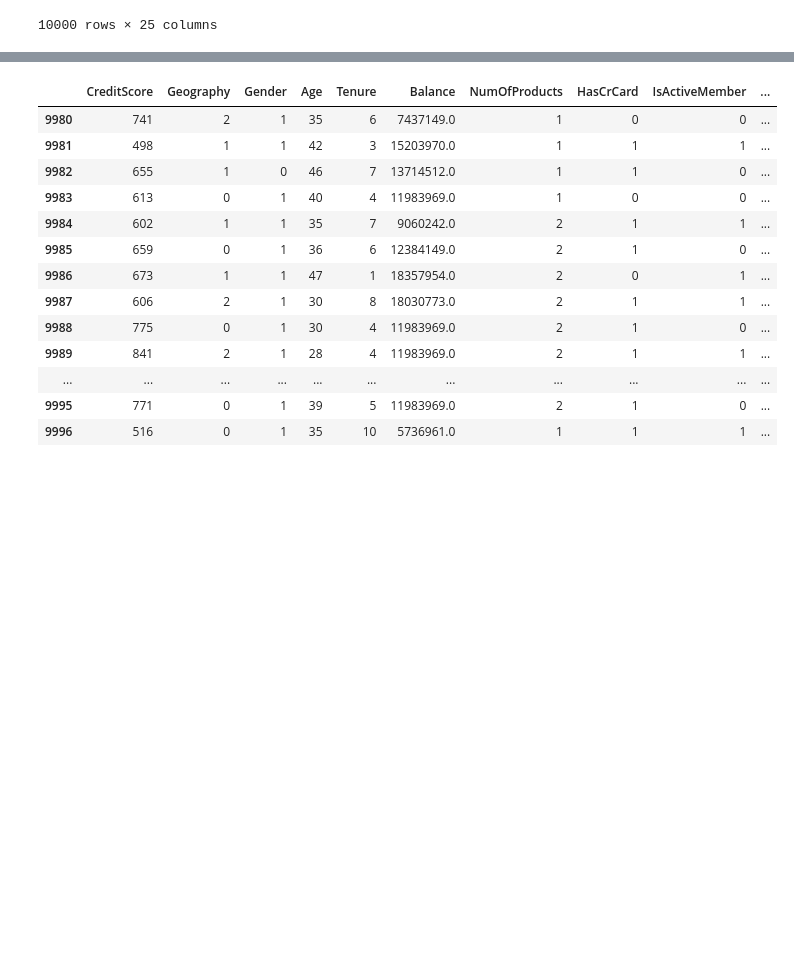
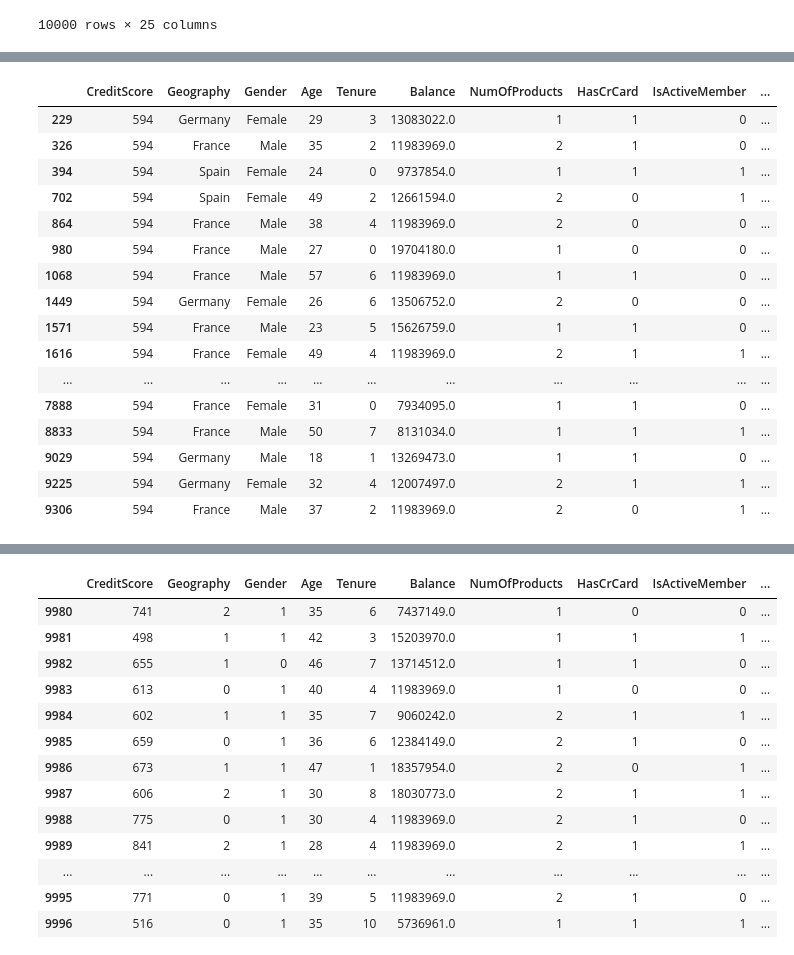
Before and after one commit to Mipjeiger/Bank-ML-End-to-end-Engineer, a Jupyter notebook: ml-engineer/notebooks/02_eda_fraud.ipynb, the cells around one changed output, grey strips where cells are left out. Drawn from its saved outputs; the diff is of its cells as text; code cells hidden in the pictures; blank space fills up the shorter version.

```diff
--- a/ml-engineer/notebooks/02_eda_fraud.ipynb
+++ b/ml-engineer/notebooks/02_eda_fraud.ipynb
@@ -253,0 +233,20 @@ memory usage: 1.9+ MB
+# %%
+df[df['CreditScore'] == 594]
+# %% [output]
+|  | CreditScore | Geography | Gender | Age | Tenure | Balance | NumOfProducts | HasCrCard | IsActiveMember | ... |
+| 229 | 594 | Germany | Female | 29 | 3 | 13083022.0 | 1 | 1 | 0 | ... |
+| 326 | 594 | France | Male | 35 | 2 | 11983969.0 | 2 | 1 | 0 | ... |
+| 394 | 594 | Spain | Female | 24 | 0 | 9737854.0 | 1 | 1 | 1 | ... |
+| 702 | 594 | Spain | Female | 49 | 2 | 12661594.0 | 2 | 0 | 1 | ... |
+| 864 | 594 | France | Male | 38 | 4 | 11983969.0 | 2 | 0 | 0 | ... |
+| 980 | 594 | France | Male | 27 | 0 | 19704180.0 | 1 | 0 | 0 | ... |
+| 1068 | 594 | France | Male | 57 | 6 | 11983969.0 | 1 | 1 | 0 | ... |
+| 1449 | 594 | Germany | Female | 26 | 6 | 13506752.0 | 2 | 0 | 0 | ... |
+| 1571 | 594 | France | Male | 23 | 5 | 15626759.0 | 1 | 1 | 0 | ... |
+| 1616 | 594 | France | Female | 49 | 4 | 11983969.0 | 2 | 1 | 1 | ... |
+| ... | ... | ... | ... | ... | ... | ... | ... | ... | ... | ... |
+| 7888 | 594 | France | Female | 31 | 0 | 7934095.0 | 1 | 1 | 0 | ... |
+| 8833 | 594 | France | Male | 50 | 7 | 8131034.0 | 1 | 1 | 1 | ... |
+| 9029 | 594 | Germany | Male | 18 | 1 | 13269473.0 | 1 | 1 | 0 | ... |
+| 9225 | 594 | Germany | Female | 32 | 4 | 12007497.0 | 2 | 1 | 1 | ... |
+| 9306 | 594 | France | Male | 37 | 2 | 11983969.0 | 2 | 0 | 1 | ... |
```
Also changed, not shown: parts of 5 cells of this notebook, 10 other files.
